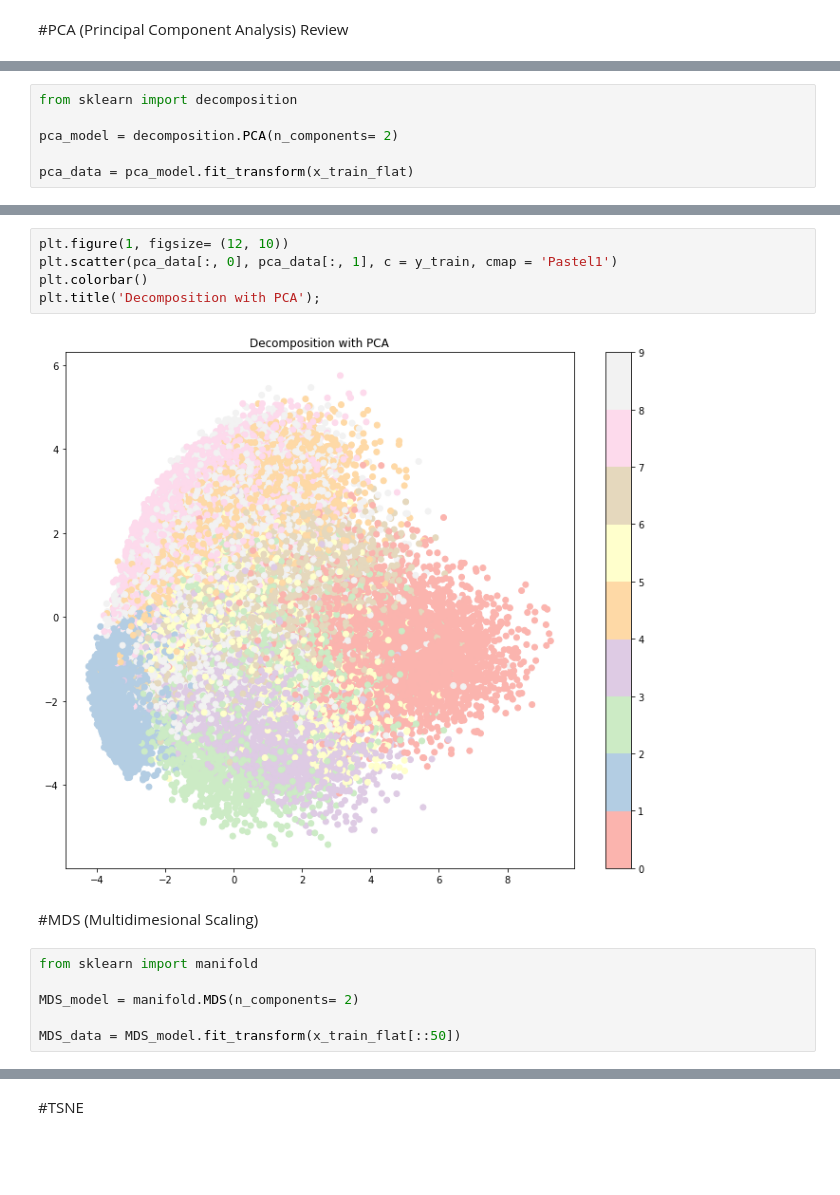
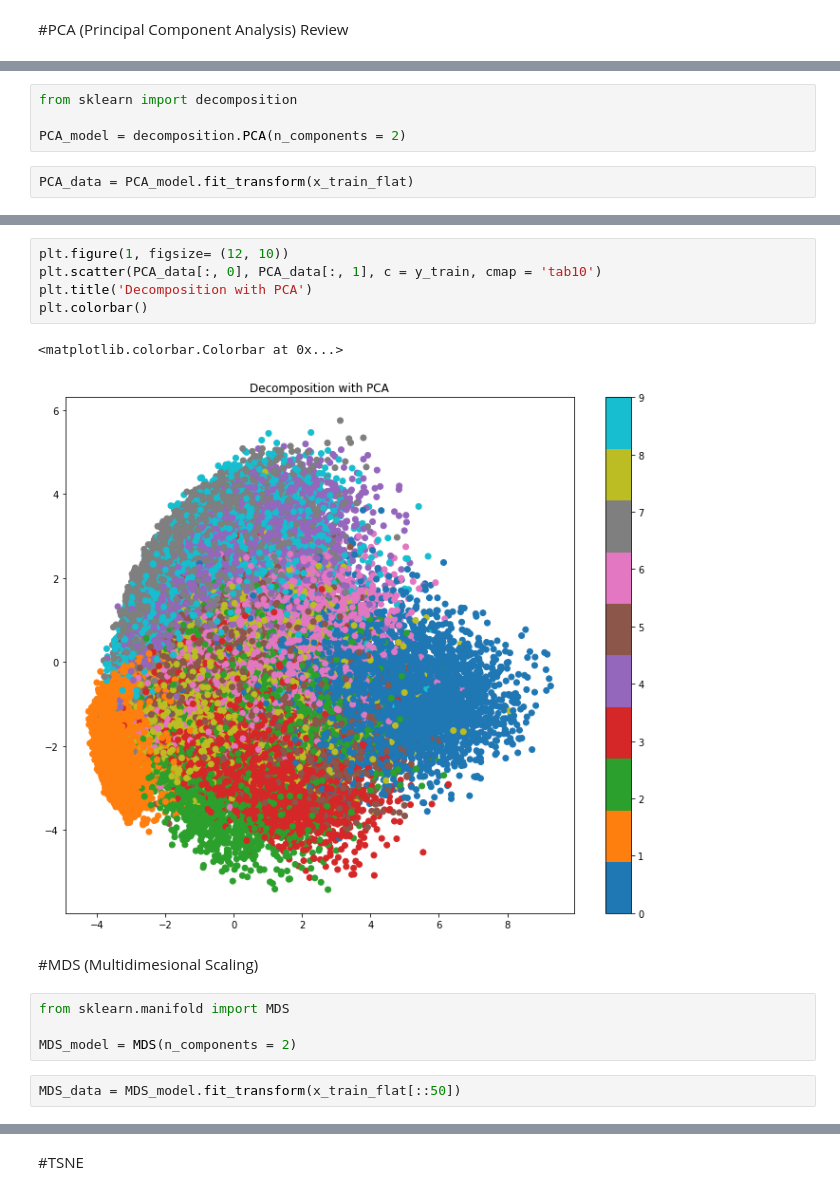
Before and after one commit to luisdiaz1997/DataScienceCourse, a Jupyter notebook: Week_12_solutions.ipynb, the cells around one changed output, grey strips where cells are left out. Saved outputs shown, nothing was run; the diff lists cells and outputs as text; blank space fills up the shorter version.

```diff
--- a/Week_12_solutions.ipynb
+++ b/Week_12_solutions.ipynb
@@ -18,7 +33,7 @@ x_train_flat = x_train.reshape(-1, 28*28)
 # %%
 from sklearn import decomposition
 
-pca_model = decomposition.PCA(n_components= 2)
-
-pca_data = pca_model.fit_transform(x_train_flat)
+PCA_model = decomposition.PCA(n_components = 2)
+# %%
+PCA_data = PCA_model.fit_transform(x_train_flat)
 # %%
@@ -27,18 +42,19 @@ pca_data.shape
 (60000, 2)
 # %%
 plt.figure(1, figsize= (12, 10))
-plt.scatter(pca_data[:, 0], pca_data[:, 1], c = y_train, cmap = 'Pastel1')
+plt.scatter(PCA_data[:, 0], PCA_data[:, 1], c = y_train, cmap = 'tab10')
+plt.title('Decomposition with PCA')
 plt.colorbar()
-plt.title('Decomposition with PCA');
 # %% [output]
+<matplotlib.colorbar.Colorbar at 0x...>
-[figure, old version]
+[figure, new version]
 # %% [markdown]
 #MDS (Multidimesional Scaling)
 # %%
-from sklearn import manifold
+from sklearn.manifold import MDS
 
-MDS_model = manifold.MDS(n_components= 2)
-
-MDS_data = MDS_model.fit_transform(x_train_flat[::50])
+MDS_model = MDS(n_components = 2)
+# %%
+MDS_data = MDS_model.fit_transform(x_train_flat[::50])
 # %%
 plt.figure(2, figsize= (12, 10))
```
Also changed, not shown: parts of 40 cells of this notebook.
